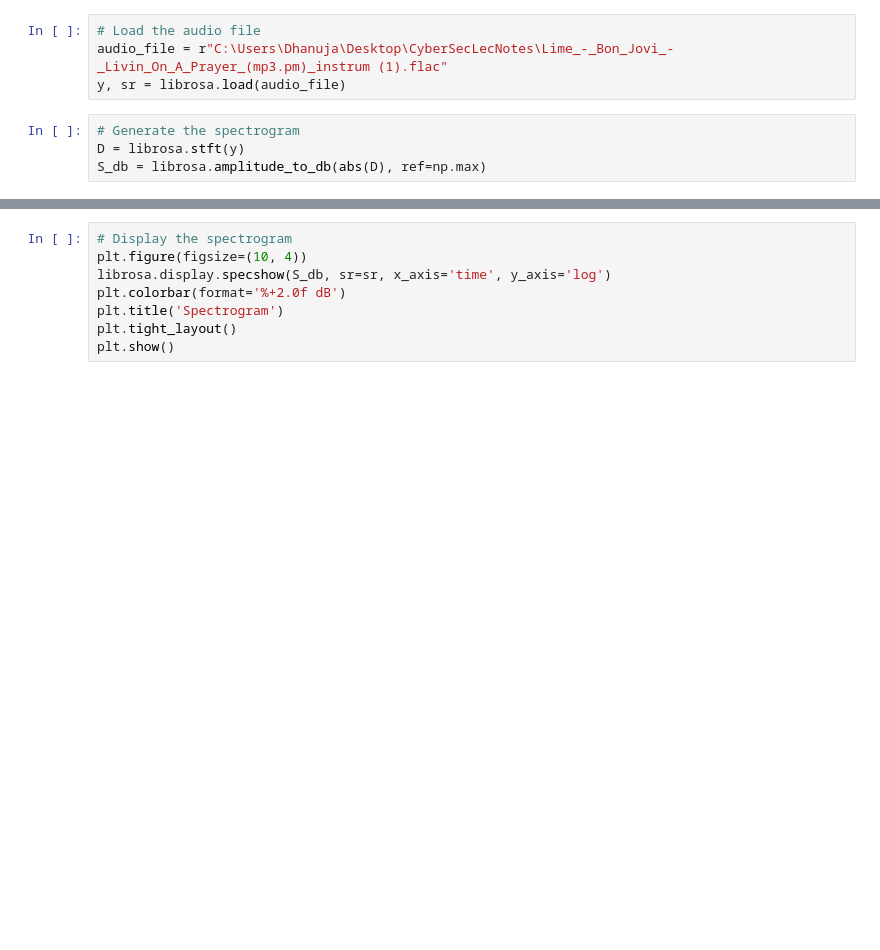
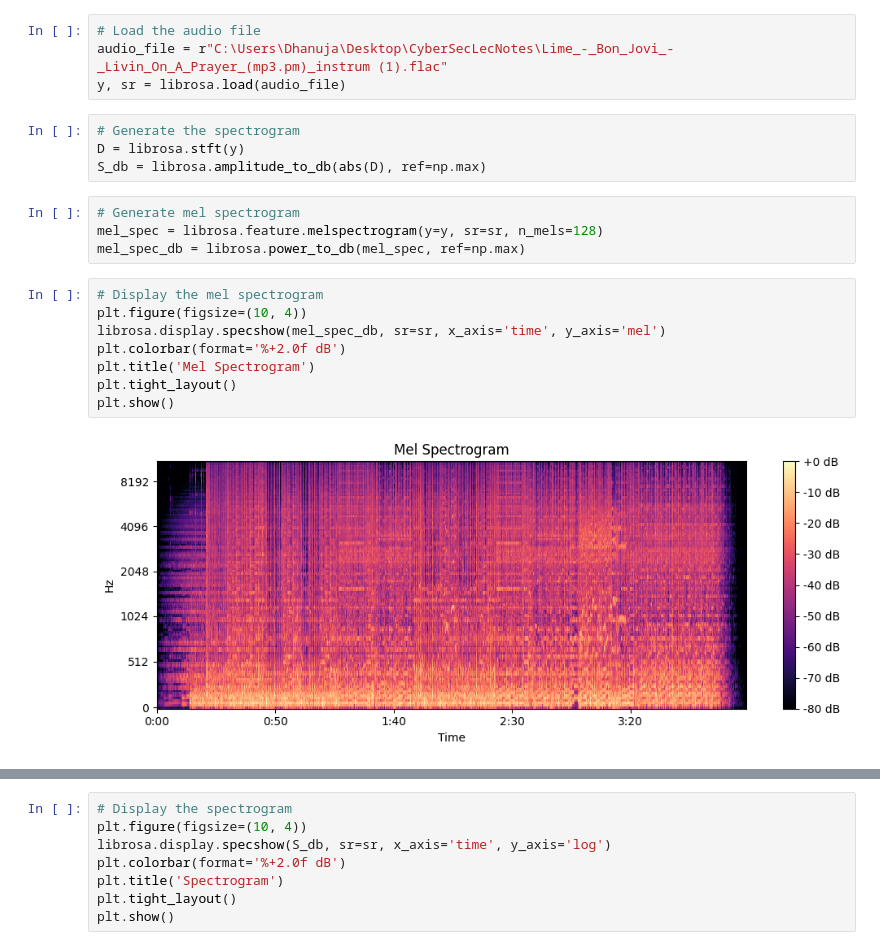
Before and after one commit to dhanujanarada/VibeShift, a Jupyter notebook: notebooks/audio.ipynb, the cells around one changed output, grey strips where cells are left out. Cells and saved outputs as stored; diff of their text form; blank space fills up the shorter version.

```diff
--- a/notebooks/audio.ipynb
+++ b/notebooks/audio.ipynb
@@ -16,3 +16,17 @@ y, sr = librosa.load(audio_file)
 # Generate the spectrogram
 D = librosa.stft(y)
 S_db = librosa.amplitude_to_db(abs(D), ref=np.max)
+# %%
+# Generate mel spectrogram
+mel_spec = librosa.feature.melspectrogram(y=y, sr=sr, n_mels=128)
+mel_spec_db = librosa.power_to_db(mel_spec, ref=np.max)
+# %%
+# Display the mel spectrogram
+plt.figure(figsize=(10, 4))
+librosa.display.specshow(mel_spec_db, sr=sr, x_axis='time', y_axis='mel')
+plt.colorbar(format='%+2.0f dB')
+plt.title('Mel Spectrogram')
+plt.tight_layout()
+plt.show()
+# %% [output]
+[figure, added]
```
Also changed, not shown: parts of 2 cells of this notebook, 13 other files.
